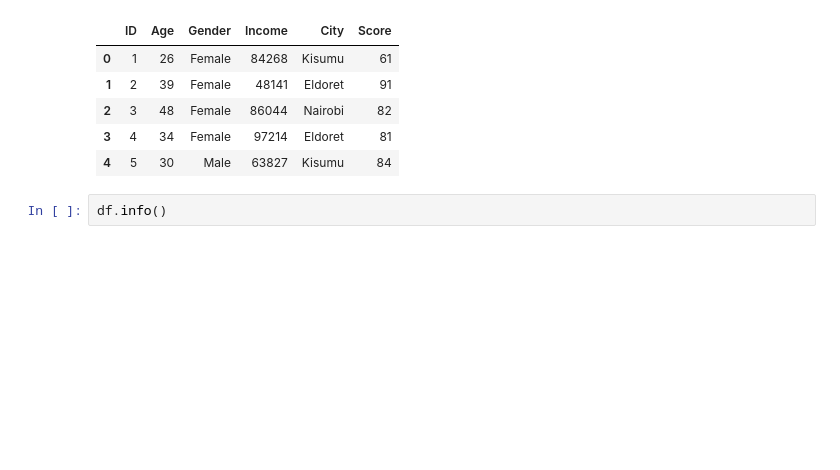
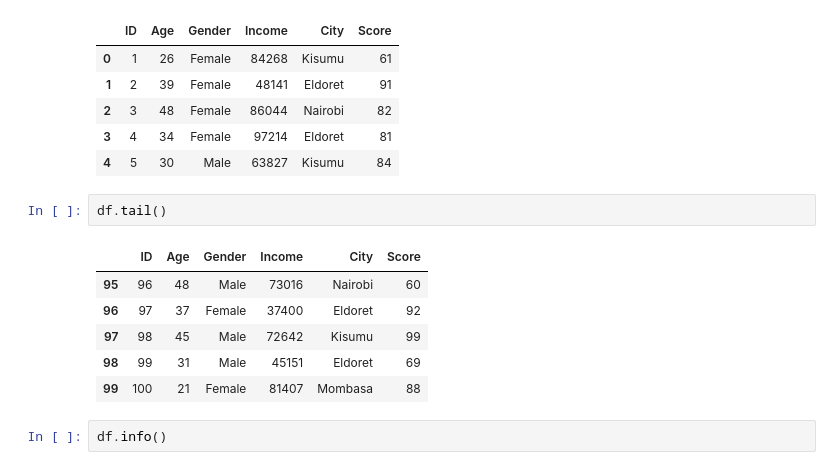
Before and after one commit to kaula12/Kenyan_Music_Artist, a Jupyter notebook: Group_8_statistical_analysis.ipynb, the cells around one changed output. Saved outputs shown, nothing was run; the diff lists cells and outputs as text; blank space fills up the shorter version.

```diff
--- a/Group_8_statistical_analysis.ipynb
+++ b/Group_8_statistical_analysis.ipynb
@@ -11,6 +11,15 @@ df.head()
 | 2 | 3 | 48 | Female | 86044 | Nairobi | 82 |
 | 3 | 4 | 34 | Female | 97214 | Eldoret | 81 |
 | 4 | 5 | 30 | Male | 63827 | Kisumu | 84 |
+# %%
+df.tail()
+# %% [output]
+|  | ID | Age | Gender | Income | City | Score |
+| 95 | 96 | 48 | Male | 73016 | Nairobi | 60 |
+| 96 | 97 | 37 | Female | 37400 | Eldoret | 92 |
+| 97 | 98 | 45 | Male | 72642 | Kisumu | 99 |
+| 98 | 99 | 31 | Male | 45151 | Eldoret | 69 |
+| 99 | 100 | 21 | Female | 81407 | Mombasa | 88 |
 # %%
 df.info()
 # %% [output]
```
Also changed, not shown: parts of 18 cells of this notebook.
